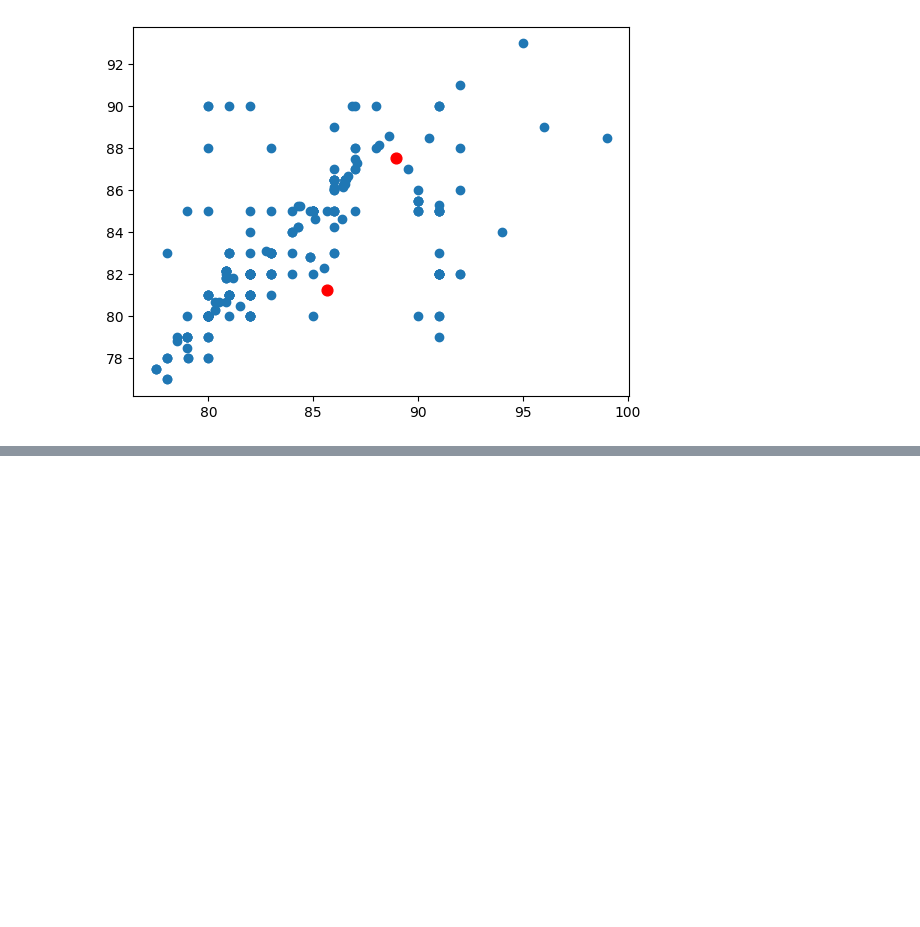
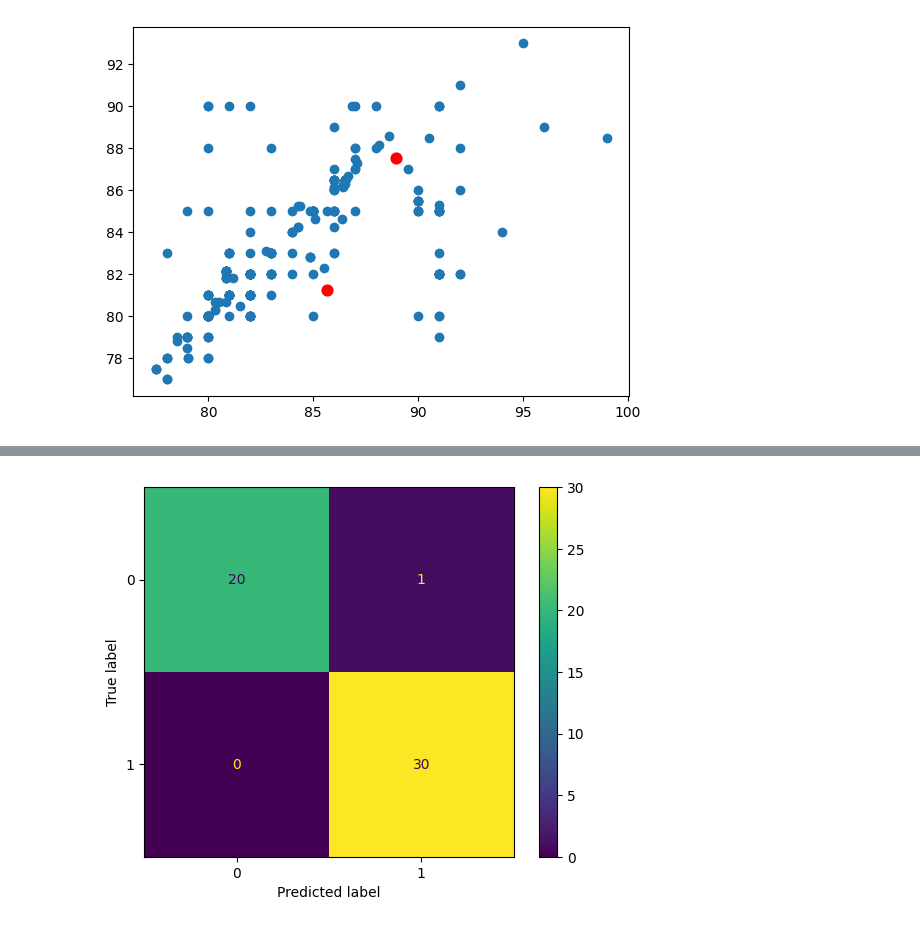
Before and after one commit to junanda/aplikasi-GQ, a Jupyter notebook: notebook/ml-case.ipynb, the cells around one changed output, grey strips where cells are left out. Cells and saved outputs as stored; diff of their text form; code cells hidden in the pictures; blank space fills up the shorter version.

```diff
--- a/notebook/ml-case.ipynb
+++ b/notebook/ml-case.ipynb
@@ -126,0 +197,16 @@ array([87.55862385, 81.24386207])
+# %%
+## save model
+import joblib
+
+name_model = 'knn_model_v2.0.sav' # model v2 using k=3 n acc 100%, v1 using k=5 n acc=98%
+joblib.dump(knn_m, open(name_model, 'wb'))
+# %%
+# load model
+load_model = joblib.load(open(name_model, 'rb'))
+# this model using k = 5
+load_y_pred = load_model.predict(X_test)
+
+kcm = confusion_matrix(y_test, load_y_pred)
+tampilkan = ConfusionMatrixDisplay(kcm).plot()
+# %% [output]
+[figure, added]
```
Also changed, not shown: parts of 15 cells of this notebook.
